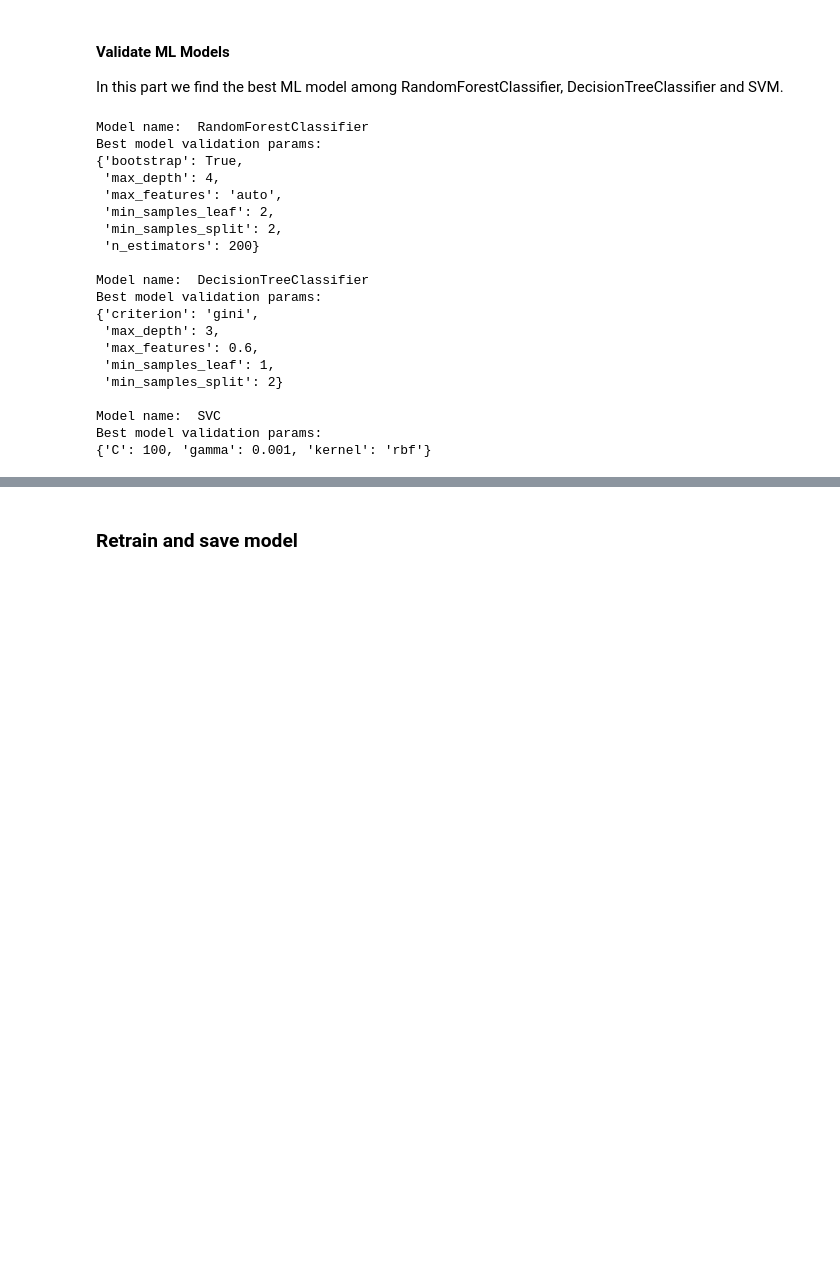
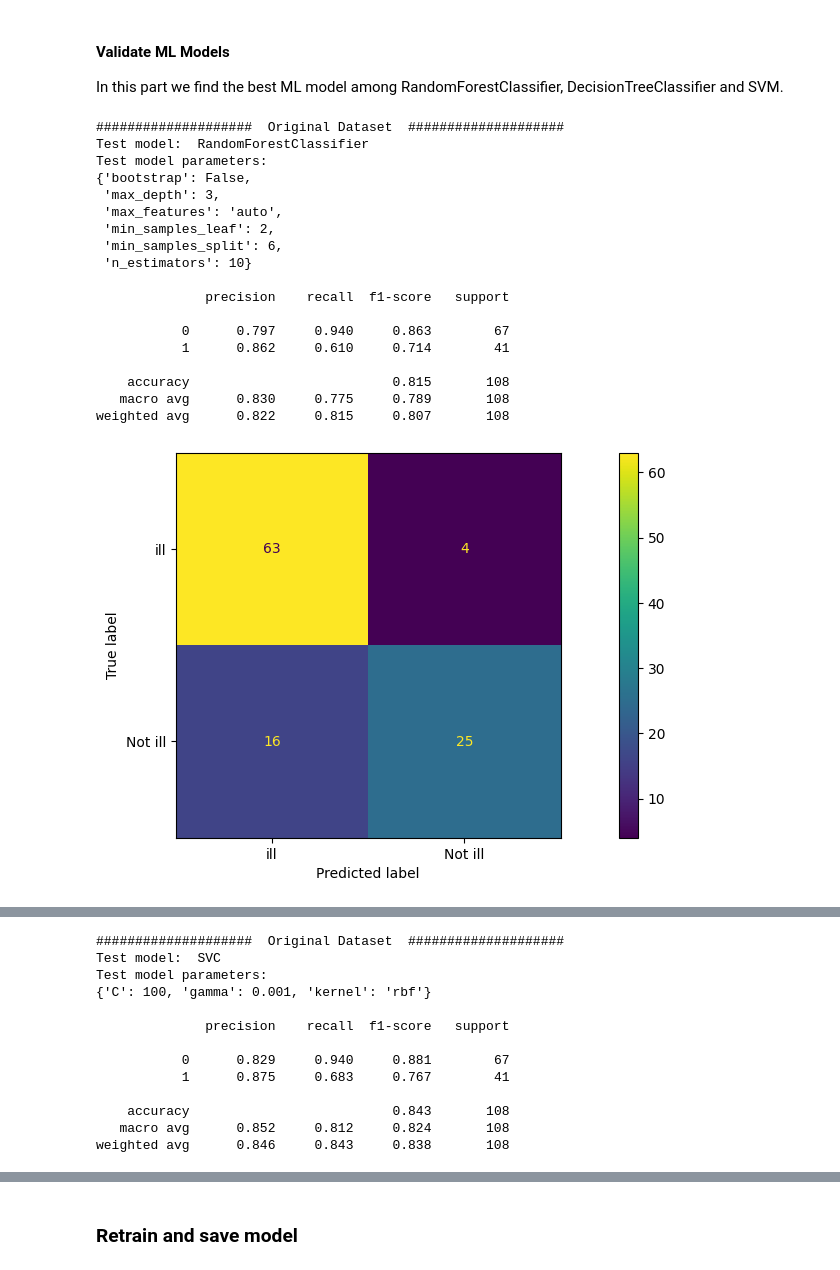
Before and after one commit to denysgerasymuk799/UCU_AI_Course_Project, a Jupyter notebook: 02_Diabet_Prediction_Models.ipynb, the cells around one changed output, grey strips where cells are left out. Drawn from its saved outputs; the diff is of its cells as text; code cells hidden in the pictures; blank space fills up the shorter version.

```diff
--- a/02_Diabet_Prediction_Models.ipynb
+++ b/02_Diabet_Prediction_Models.ipynb
@@ -170,3 +237,7 @@ X_train.describe()
+# %%
+best_results_df = pd.DataFrame(columns=('Dataset_Name', 'Model_Name', 'F1_Score',
+                                   'Accuracy_Score',
+                                   'Model_Best_Params', 'Model_Pred'))
 # %%
 def folds_iterator(n_folds, samples_per_fold, size):
     """
@@ -199,6 +270,33 @@ def validate_model(model, x, y, params, n_folds, samples_per_fold):
            grid_search.cv_results_["mean_test_F1_Score"][best_index],\
            grid_search.cv_results_["mean_test_Accuracy_Score"][best_index],\
            grid_search.best_params_
+
+
+def test_evaluation(cur_best_model, model_name, cur_best_params,
+                    cur_x_train, cur_y_train, cur_x_test, cur_y_test,
+                    dataset_title, show_plots, debug_mode):
+    cur_best_model.fit(cur_x_train, cur_y_train.values.ravel()) # refit model on the whole train set
+    cur_model_pred = cur_best_model.predict(cur_x_test)
+    test_f1_score = f1_score(cur_y_test, cur_model_pred, average='macro')
+    test_accuracy = accuracy_score(cur_y_test, cur_model_pred)
+
+    if debug_mode:
+        print("#" * 20, f' {dataset_title} ', "#" * 20)
+        print('Test model: ', model_name)
+        print('Test model parameters:')
+        pprint(cur_best_params)
+
+        # print the scores
+        print()
+        print(classification_report(cur_y_test, cur_model_pred, digits=3))
+
+        if show_plots:
+            # plot the confusion matrix
+            cm = confusion_matrix(cur_y_test, cur_model_pred, labels=cur_best_model.classes_)
+            disp = ConfusionMatrixDisplay(confusion_matrix=cm, display_labels=["ill", "Not ill"])
+            disp.plot()
+            plt.show()
+    return test_f1_score, test_accuracy, cur_model_pred
 # %% [markdown]
 #### Validate ML Models
 
@@ -279,23 +415,23 @@ def validate_ML_models(X, y, show_plots, debug_mode):
 # %%
-ML_results_df, best_model, best_model_name, best_params = validate_ML_models(X_train, y_train, show_plots=False, debug_mode=True)
+ML_results_df = test_ML_models(best_results_df, X_train, y_train, X_test, y_test, "Original Dataset", show_plots=True, debug_mode=True)
+ML_results_df
 # %% [output]
-Model name:  RandomForestClassifier
-Best model validation params:
-{'bootstrap': True,
- 'max_depth': 4,
+####################  Original Dataset  ####################
+Test model:  RandomForestClassifier
+Test model parameters:
+{'bootstrap': False,
+ 'max_depth': 3,
  'max_features': 'auto',
  'min_samples_leaf': 2,
- 'min_samples_split': 2,
- 'n_estimators': 200}
+ 'min_samples_split': 6,
+ 'n_estimators': 10}
 
-Model name:  DecisionTreeClassifier
-Best model validation params:
-{'criterion': 'gini',
- 'max_depth': 3,
- 'max_features': 0.6,
- 'min_samples_leaf': 1,
- 'min_samples_split': 2}
+              precision    recall  f1-score   support
 
-Model name:  SVC
-Best model validation params:
-{'C': 100, 'gamma': 0.001, 'kernel': 'rbf'}
+           0      0.797     0.940     0.863        67
+           1      0.862     0.610     0.714        41
+
+    accuracy                          0.815       108
+   macro avg      0.830     0.775     0.789       108
+weighted avg      0.822     0.815     0.807       108
+[figure, added]
@@ -301,0 +456,13 @@ Best model validation params:
+####################  Original Dataset  ####################
+Test model:  SVC
+Test model parameters:
+{'C': 100, 'gamma': 0.001, 'kernel': 'rbf'}
+
+              precision    recall  f1-score   support
+
+           0      0.829     0.940     0.881        67
+           1      0.875     0.683     0.767        41
+
+    accuracy                          0.843       108
+   macro avg      0.852     0.812     0.824       108
+weighted avg      0.846     0.843     0.838       108
```
Also changed, not shown: parts of 43 cells of this notebook, 2 other files.
